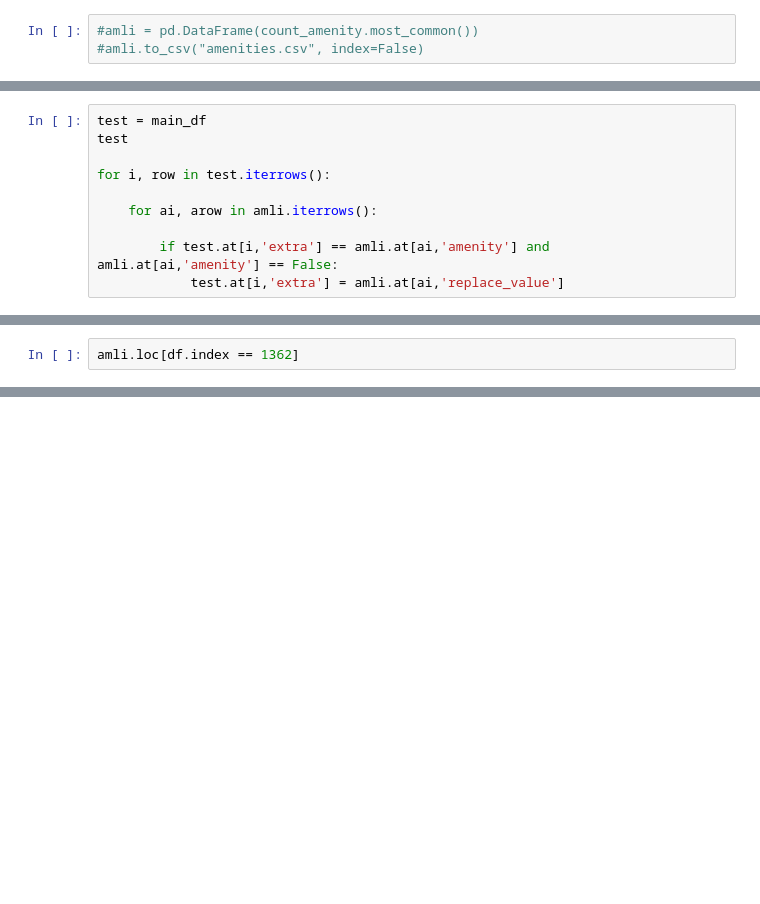
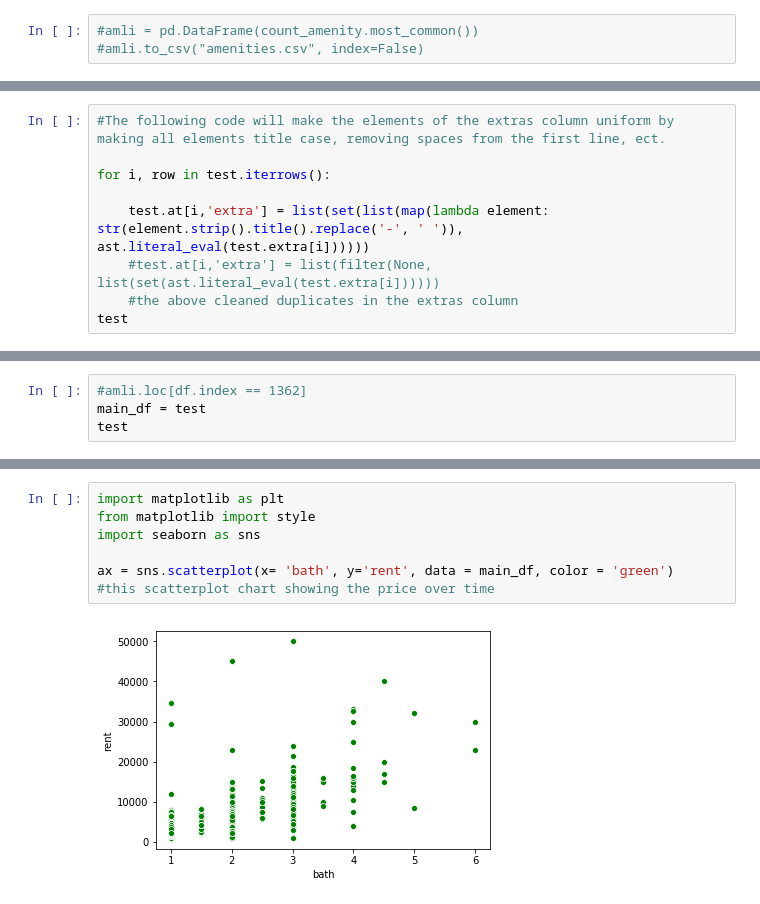
Before and after one commit to amitrani6/nyc_asking_rent_regression, a Jupyter notebook: Main Dataframe EDA Work.ipynb, the cells around one changed output, grey strips where cells are left out. Saved outputs shown, nothing was run; the diff lists cells and outputs as text; blank space fills up the shorter version.

```diff
--- a/Main Dataframe EDA Work.ipynb
+++ b/Main Dataframe EDA Work.ipynb
@@ -405,10 +372,0 @@ amli.tail(50)
-# %%
-test = main_df
-test
-
-for i, row in test.iterrows():
-
-    for ai, arow in amli.iterrows():
-
-        if test.at[i,'extra'] == amli.at[ai,'amenity'] and  amli.at[ai,'amenity'] == False:
-            test.at[i,'extra'] = amli.at[ai,'replace_value']
@@ -414,0 +388,9 @@ for i, row in test.iterrows():
+# %%
+#The following code will make the elements of the extras column uniform by making all elements title case, removing spaces from the first line, ect.
+
+for i, row in test.iterrows():
+
+    test.at[i,'extra'] = list(set(list(map(lambda element: str(element.strip().title().replace('-', ' ')), ast.literal_eval(test.extra[i])))))
+    #test.at[i,'extra'] = list(filter(None, list(set(ast.literal_eval(test.extra[i])))))
+    #the above cleaned duplicates in the extras column
+test
@@ -415,2 +496,4 @@ for i, row in test.iterrows():
 # %%
-amli.loc[df.index == 1362]
+#amli.loc[df.index == 1362]
+main_df = test
+test
@@ -416,0 +519,9 @@ amli.loc[df.index == 1362]
+# %%
+import matplotlib as plt
+from matplotlib import style
+import seaborn as sns
+
+ax = sns.scatterplot(x= 'bath', y='rent', data = main_df, color = 'green')
+#this scatterplot chart showing the price over time
+# %% [output]
+[figure, added]
```
Also changed, not shown: parts of 57 cells of this notebook, 6 other files.
